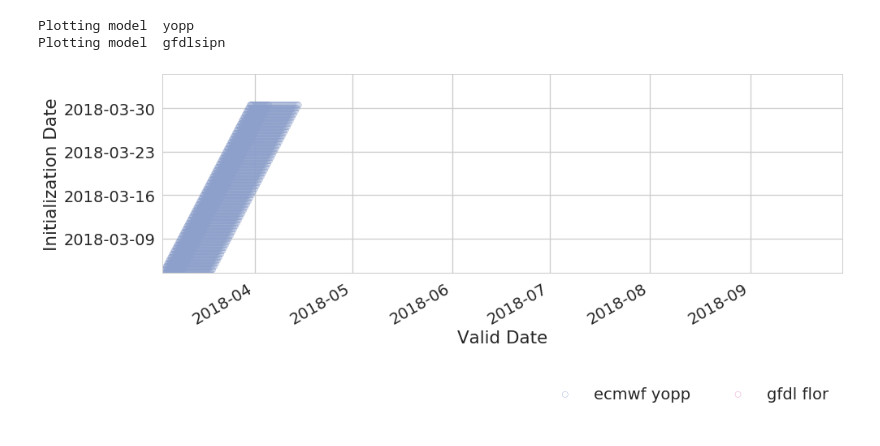
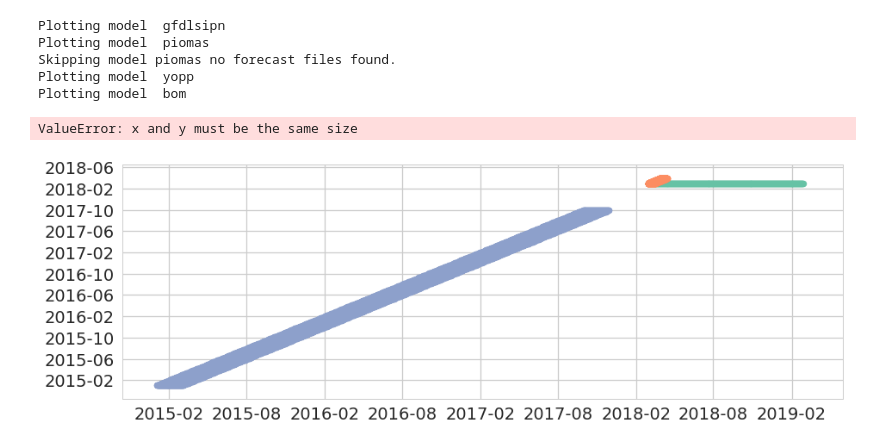
Before and after one commit to NicWayand/ESIO, a Jupyter notebook: notebooks/plot_forecast_availability.ipynb, the cells around one changed output. Cells and saved outputs as stored; diff of their text form; code cells hidden in the pictures.

```diff
--- a/notebooks/plot_forecast_availability.ipynb
+++ b/notebooks/plot_forecast_availability.ipynb
@@ -62,5 +55,9 @@ c_ylim = [datetime.datetime.now() - datetime.timedelta(days=30),
 # %%
-
+# Recent
+c_xlim = [datetime.datetime.now() - datetime.timedelta(days=30),
+          datetime.datetime.now() + datetime.timedelta(days=30*6)]
+c_ylim = [datetime.datetime.now() - datetime.timedelta(days=60),
+          datetime.datetime.now() - datetime.timedelta(days=15)]
 for cvar in variables:
 
     fig_dir = os.path.join(E.fig_dir, 'model', 'all_model', cvar)
@@ -68,8 +65,8 @@ for cvar in variables:
         os.makedirs(fig_dir)
 
     f = plt.figure(figsize=(15,5))
-#     for c_model in E.model.keys():
-    for c_model in ['yopp','gfdlsipn']:
+    for c_model in E.model.keys():
+#     for c_model in ['yopp','gfdlsipn']:
         print("Plotting model ", c_model)
         # Load in Model
         model_forecast = os.path.join(E.model[c_model][runType]['sipn_nc'], '*.nc')
@@ -91,33 +88,37 @@ for cvar in variables:
         #ds_model = ds_model.notnull().any(dim='x').any(dim='y').astype('int')
         ds_model['valid_time'] = ds_model.init_time + ds_model.fore_time
 
         # Plot
         cc = next(cmap_c)
         haslabel = False
         for it in ds_model.init_time:
             if haslabel:
                 clabel = '_nolegend_'
             else:
                 clabel = E.model[c_model]['model_label']
 
             x = ds_model.sel(init_time=it).valid_time.values
             y = [ds_model.sel(init_time=it).init_time.values for k in np.arange(0,x.size)]
             plt.scatter(x, y, s=50,
-                        facecolors='none', edgecolors=cc,
+                        facecolors=cc, edgecolors=cc,
                         label=clabel, marker='o')
             haslabel = True
 
     plt.xlim(c_xlim)
     plt.ylim(c_ylim)
     plt.gcf().autofmt_xdate()
     plt.xlabel('Valid Date')
     plt.ylabel('Initialization Date')
     #plt.axis('tight')
     plt.legend(ncol=int(len(E.model.keys())/4), bbox_to_anchor=(1, -0.5))
     # End of all models
     f.savefig(os.path.join(fig_dir,'DataAvailable_'+cvar+'.png'),bbox_inches='tight',dpi=200)
 #     mpld3.save_html(f, os.path.join(fig_dir,'DataAvailable_'+cvar+'.html'))
 # %% [output]
+Plotting model  gfdlsipn
+Plotting model  piomas
+Skipping model piomas no forecast files found.
 Plotting model  yopp
-Plotting model  gfdlsipn
+Plotting model  bom
+ValueError: x and y must be the same size
-[figure, old version]
+[figure, new version]
```
Also changed, not shown: parts of 6 cells of this notebook, 23 other files.
